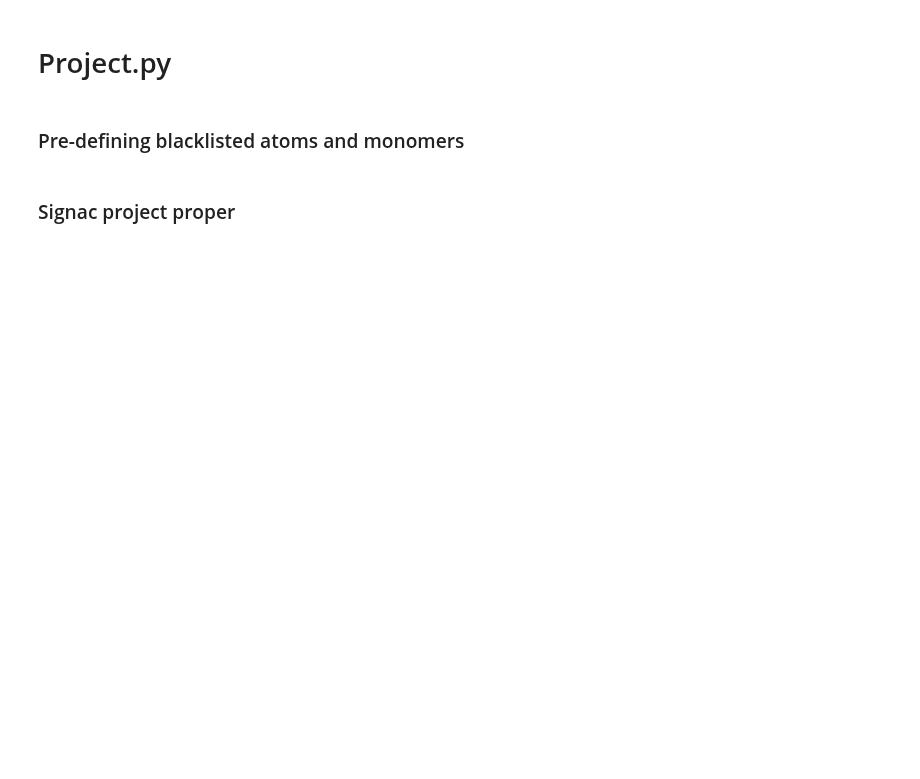
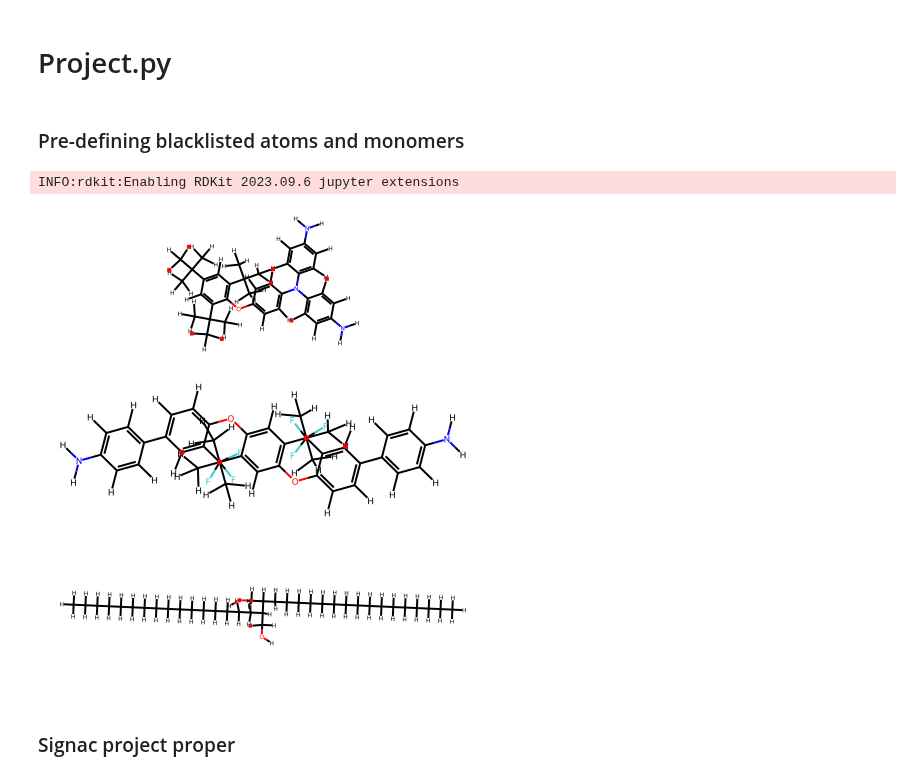
Before and after one commit to jlaw9/2026_polymer_build_workflow, a Jupyter notebook: nrel_signac.ipynb, the cells around one changed output. Drawn from its saved outputs; the diff is of its cells as text; code cells hidden in the pictures; blank space fills up the shorter version.

```diff
--- a/nrel_signac.ipynb
+++ b/nrel_signac.ipynb
@@ -11,32 +11,38 @@ warnings.filterwarnings(action='ignore')
 # %%
 from rdkit import Chem
 from polymerist.polymers.monomers import specification
 from polymerist.smileslib import substructures
 
 # ATOMS, MONOMERS, AND REACTION MECHANISMS WHICH ARE, FOR ONE REASON OR ANOTHER, NOT ALLOWED
 ALLOWED_FUNCTIONALITIES : set[int] = {2}
 BLACKLISTED_ATOM_QUERIES = {
     'silicon' : Chem.MolFromSmarts('[Si]'),
     'sulfur'  : Chem.MolFromSmarts('[S]'),
     'metal'   : substructures.SPECIAL_QUERY_MOLS['metal'],
     # 'halogen' : substructures.SPECIAL_QUERY_MOLS['halogen'],
 }
 
 BLACKLISTED_MONOMER_SMILES = [ # monomers which are, for one reason or another, disallowed
     'CC(C)(C)c1cc(c(Oc2ccc(cc2)N(c3ccc(N)cc3)c4ccc(N)cc4)c(c1)C(C)(C)C)C(C)(C)C',  # the extraordinary number of symmetries of this amine ("4-N-(4-aminophenyl)-4-N-[4-(2,4,6-tritert-butylphenoxy)phenyl]benzene-1,4-diamine")...
-    'CC(C)(C)c1cc(Oc2ccc(-c3ccc(N)cc3)cc2C(F)(F)F)c(C(C)(C)C)cc1Oc1ccc(-c2ccc(N)cc2)cc1C(F)(F)F' # ...mean it takes impractically long to isomorphism match during the Topology partition step
+    'CC(C)(C)c1cc(Oc2ccc(-c3ccc(N)cc3)cc2C(F)(F)F)c(C(C)(C)C)cc1Oc1ccc(-c2ccc(N)cc2)cc1C(F)(F)F', # ...mean it takes impractically long to isomorphism match during the Topology partition step
+    'CCCCCCCCCCCCCCCCC(CO)C(CO)CCCCCCCCCCCCCCCC', # this one is not necessarily highly-automorphic, but DOES hang up the partition algorithm
 ] # TODO: might try setting limit of <1000 automorphisms for automatic check (since this is the default limit for substructure matches)
 BLACKLISTED_MONOMER_QUERIES = {}
 for smiles in BLACKLISTED_MONOMER_SMILES:
     exp_spi = specification.expanded_SMILES(smiles, assign_map_nums=False)
     banned_mol = Chem.MolFromSmiles(exp_spi, sanitize=False)
     display(banned_mol)
     BLACKLISTED_MONOMER_QUERIES[smiles] = banned_mol
 
 BLACKLISTED_MECHANISMS = [
     'imide',
     'vinyl'
 ]
+# %% [output]
+INFO:rdkit:Enabling RDKit 2023.09.6 jupyter extensions
+[figure, added]
+[figure, added]
+[figure, added]
 # %% [markdown]
 ### Signac project proper
 # %%
```
Also changed, not shown: parts of 18 cells of this notebook, 2 other files.
